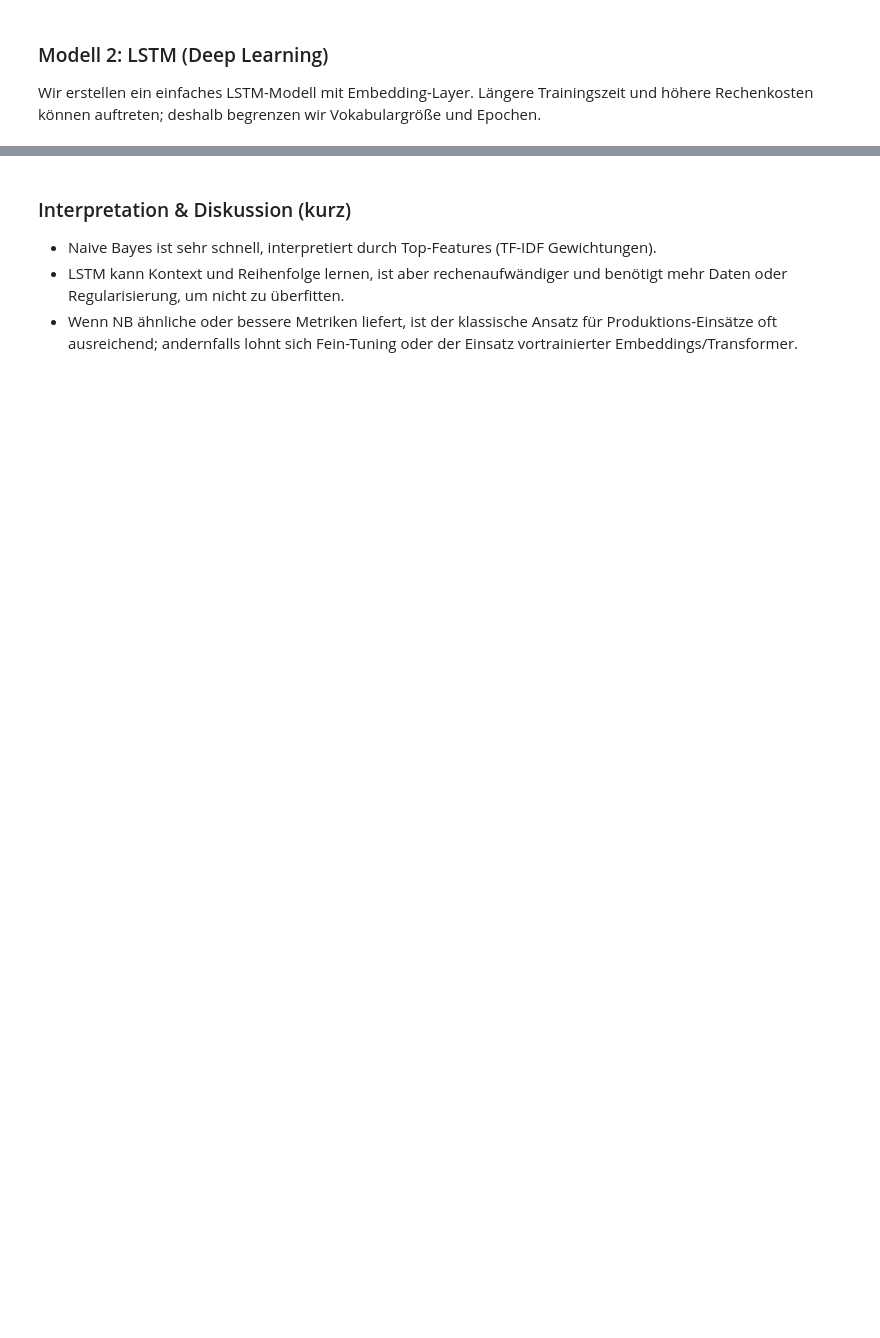
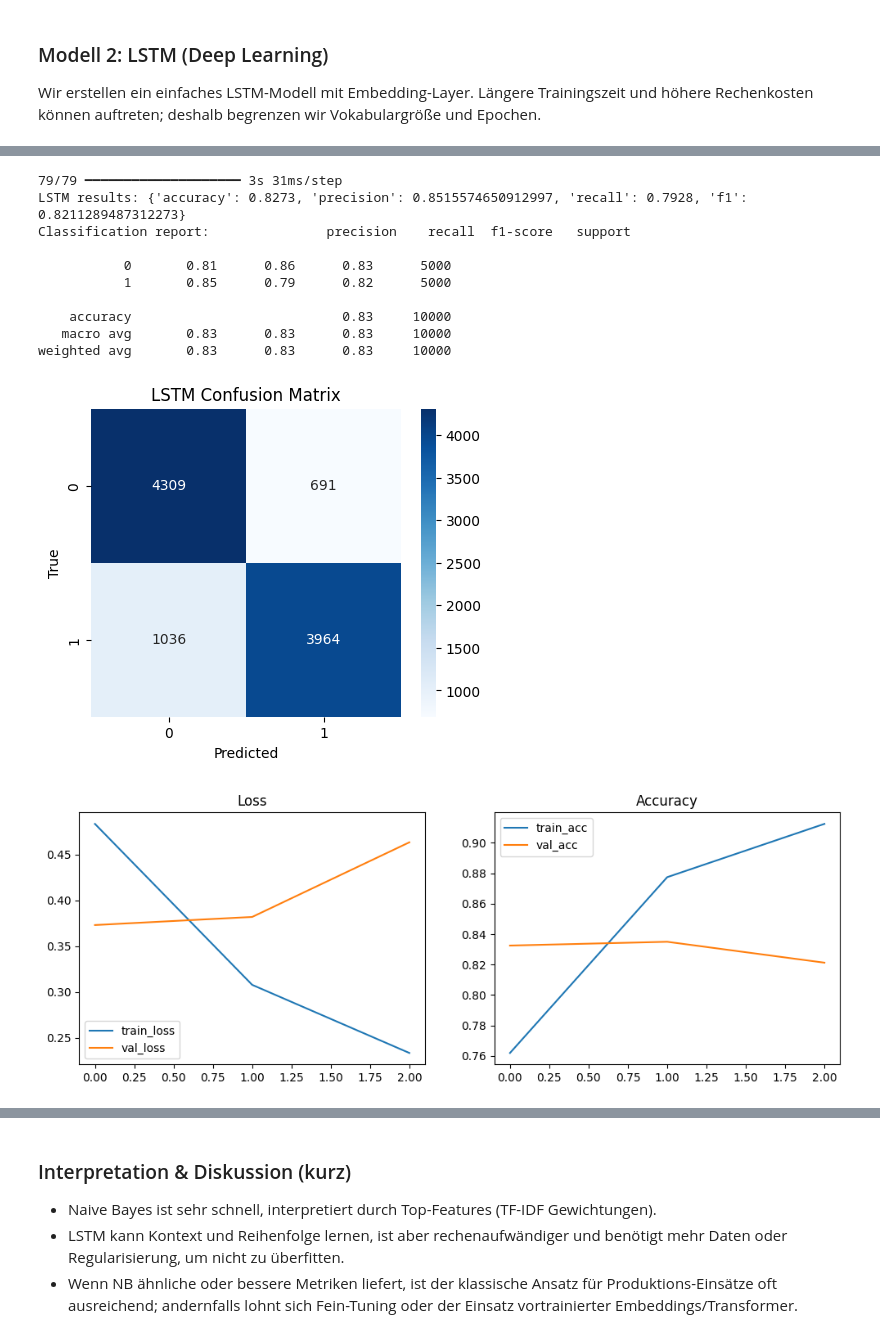
Before and after one commit to ViVictory11/NLP-Project, a Jupyter notebook: IMDB_classification.ipynb, the cells around one changed output, grey strips where cells are left out. Cells and saved outputs as stored; diff of their text form; code cells hidden in the pictures; blank space fills up the shorter version.

```diff
--- a/IMDB_classification.ipynb
+++ b/IMDB_classification.ipynb
@@ -153,6 +360,6 @@ print('X_train_pad shape:', X_train_pad.shape)
 # %%
 # Section 8: LSTM Modellaufbau und Training
-EMBEDDING_DIM = 128
+EMBEDDING_DIM = 100
 model = Sequential([
     Embedding(input_dim=MAX_NUM_WORDS, output_dim=EMBEDDING_DIM, input_length=MAX_LEN),
     Bidirectional(LSTM(64, dropout=0.2, recurrent_dropout=0.2)),
@@ -176,24 +410,35 @@ print('LSTM model and tokenizer saved')
 # %%
 # Section 10: Evaluation LSTM
 y_probs = model.predict(X_test_pad, batch_size=128)
 y_pred_lstm = (y_probs.flatten() >= 0.5).astype(int)
 metrics_lstm = compute_metrics(y_test, y_pred_lstm)
 print('LSTM results:', metrics_lstm)
-print('
-Classification report:
-', classification_report(y_test, y_pred_lstm))
+print('Classification report:', classification_report(y_test, y_pred_lstm))
 plot_confusion(y_test, y_pred_lstm, title='LSTM Confusion Matrix')
 # Plot Training History
 plt.figure(figsize=(12,4))
 plt.subplot(1,2,1)
 plt.plot(history.history['loss'], label='train_loss')
 plt.plot(history.history['val_loss'], label='val_loss')
 plt.legend(); plt.title('Loss')
 plt.subplot(1,2,2)
 plt.plot(history.history['accuracy'], label='train_acc')
 plt.plot(history.history['val_accuracy'], label='val_acc')
 plt.legend(); plt.title('Accuracy')
 plt.show()
+# %% [output]
+79/79 ━━━━━━━━━━━━━━━━━━━━ 3s 31ms/step
+LSTM results: {'accuracy': 0.8273, 'precision': 0.8515574650912997, 'recall': 0.7928, 'f1': 0.8211289487312273}
+Classification report:               precision    recall  f1-score   support
+
+           0       0.81      0.86      0.83      5000
+           1       0.85      0.79      0.82      5000
+
+    accuracy                           0.83     10000
+   macro avg       0.83      0.83      0.83     10000
+weighted avg       0.83      0.83      0.83     10000
+[figure, added]
+[figure, added]
 # %%
 # Section 11: Vergleich beider Modelle in einer Tabelle
 results = pd.DataFrame([
```
Also changed, not shown: parts of 11 cells of this notebook, 5 other files.
